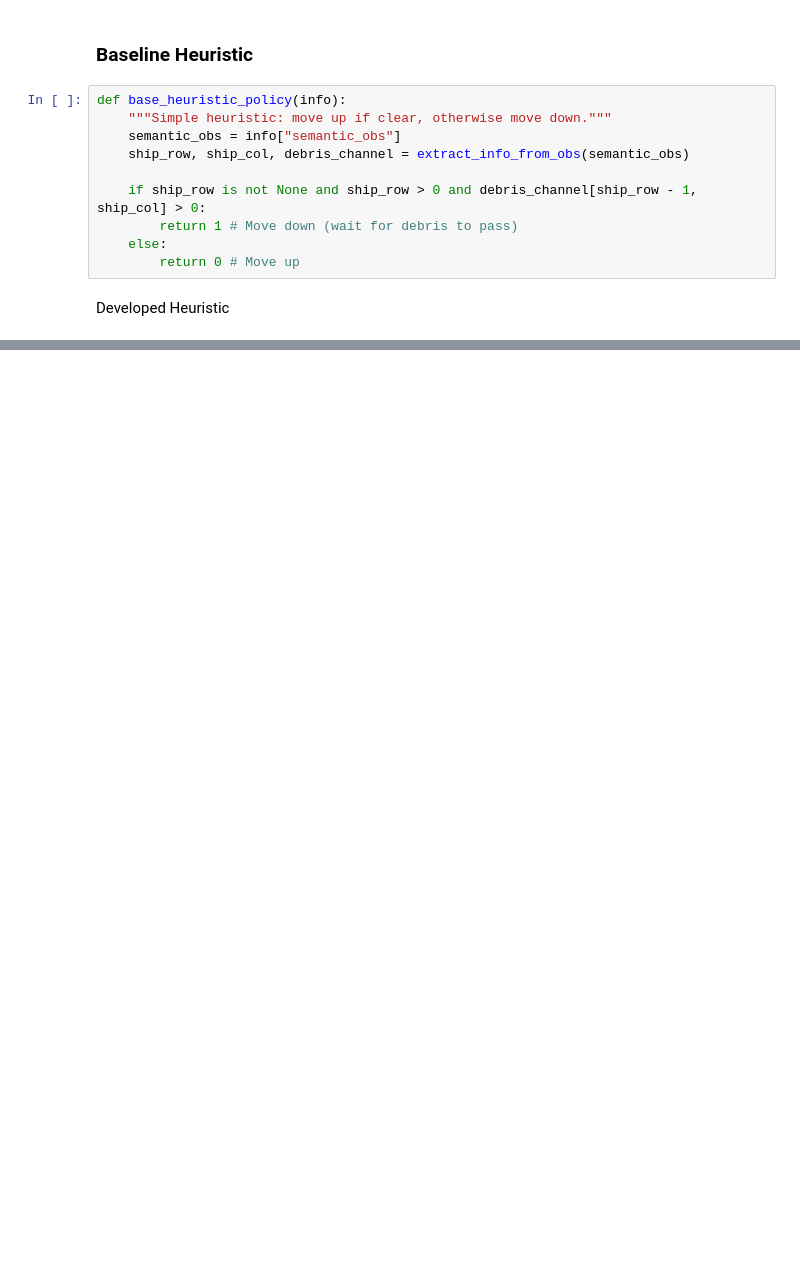
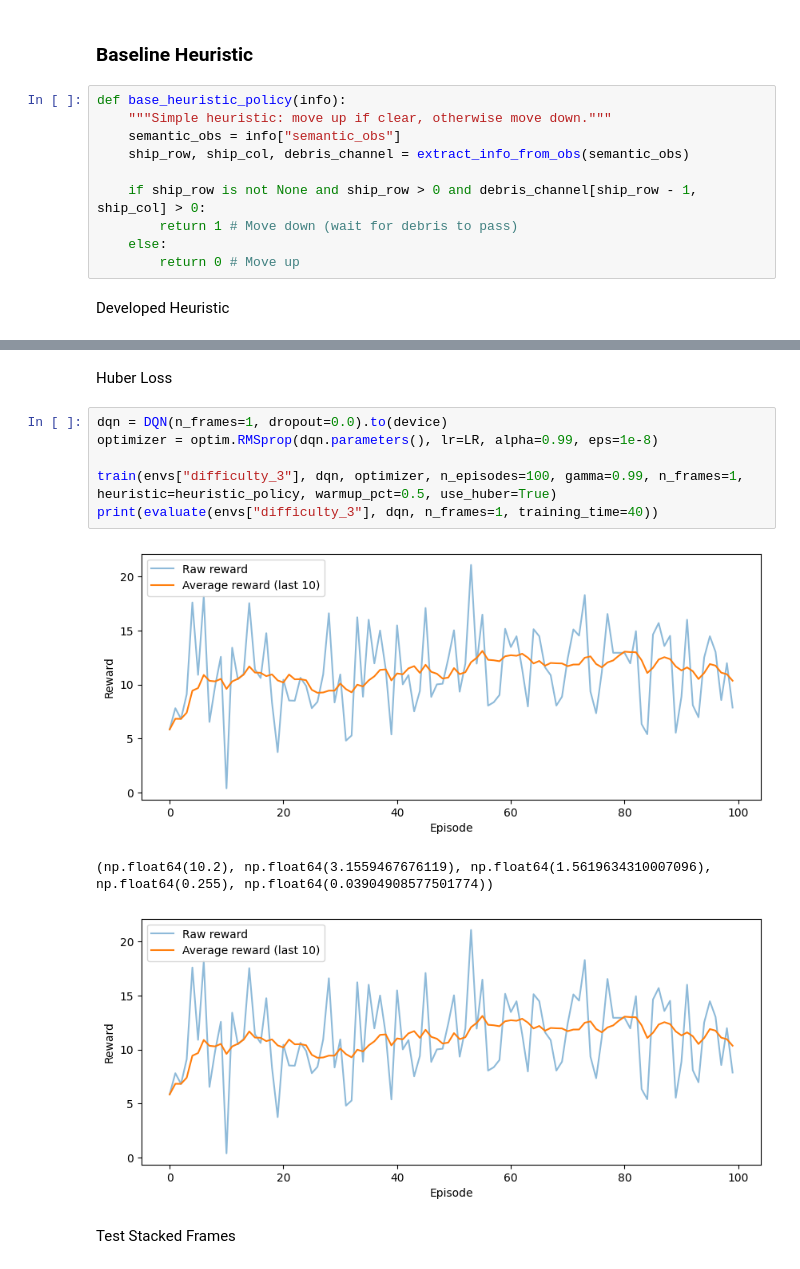
Before and after one commit to rarosilva/DL_Proj2, a Jupyter notebook: tasks/task1.ipynb, the cells around one changed output, grey strips where cells are left out. Drawn from its saved outputs; the diff is of its cells as text; blank space fills up the shorter version.

Commit message:
Adds more tests

```diff
--- a/tasks/task1.ipynb
+++ b/tasks/task1.ipynb
@@ -329,0 +408,14 @@ DQN(
+# %% [markdown]
+Huber Loss
+# %%
+dqn = DQN(n_frames=1, dropout=0.0).to(device)
+optimizer = optim.RMSprop(dqn.parameters(), lr=LR, alpha=0.99, eps=1e-8)
+
+train(envs["difficulty_3"], dqn, optimizer, n_episodes=100, gamma=0.99, n_frames=1, heuristic=heuristic_policy, warmup_pct=0.5, use_huber=True)
+print(evaluate(envs["difficulty_3"], dqn, n_frames=1, training_time=40))
+# %% [output]
+[figure, added]
+(np.float64(10.2), np.float64(3.1559467676119), np.float64(1.5619634310007096), np.float64(0.255), np.float64(0.03904908577501774))
+[figure, added]
+# %% [markdown]
+Test Stacked Frames
```
Also changed, not shown: parts of 26 cells of this notebook.
